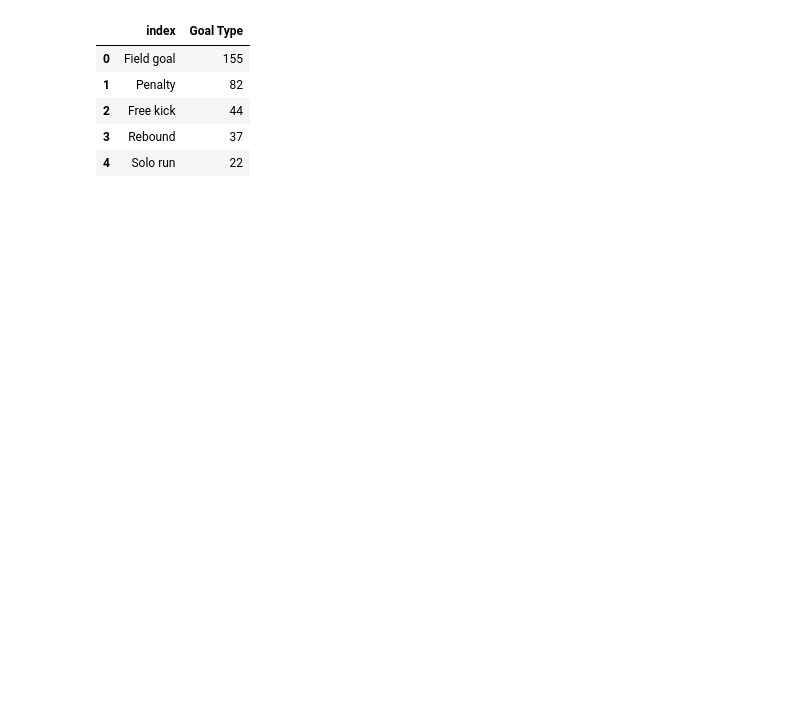
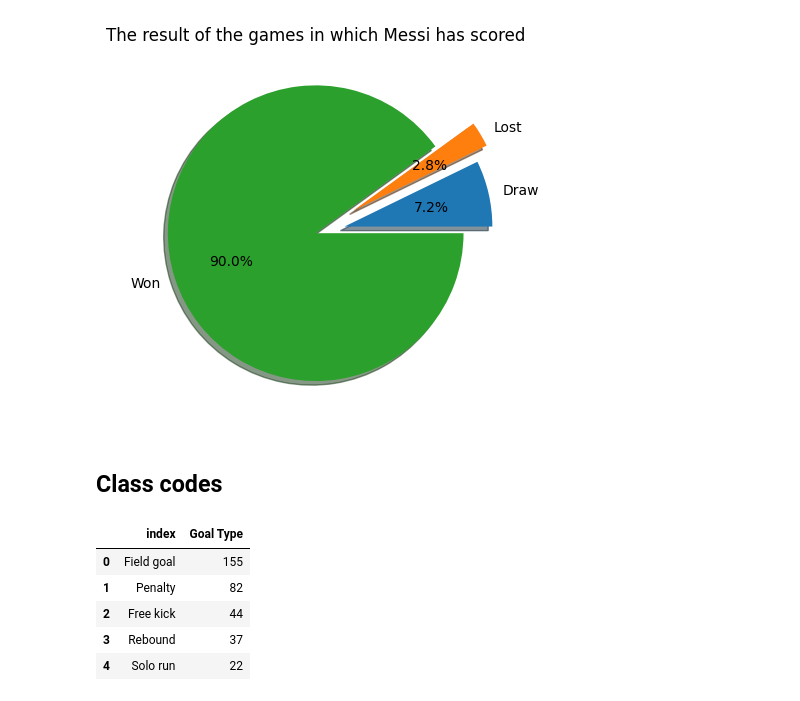
Before and after one commit to MSaberian/PyLearnDataScience, a Jupyter notebook: PyLearnDSBillionaires/messi.ipynb, the cells around one changed output. Drawn from its saved outputs; the diff is of its cells as text; code cells hidden in the pictures; blank space fills up the shorter version.

```diff
--- a/PyLearnDSBillionaires/messi.ipynb
+++ b/PyLearnDSBillionaires/messi.ipynb
@@ -15,3 +108,11 @@ data.head()
+# %%
+plt.pie(df5['Index'], labels=df5['Final Game Result'], autopct='%1.1F%%', shadow=True, startangle=0, explode=[0.2, 0.3, 0])
+plt.title("The result of the games in which Messi has scored")
+plt.show()
+# %% [output]
+[figure, added]
+# %% [markdown]
+## Class codes
 # %%
 df = data['Goal Type'].value_counts().reset_index()
 df
```
Also changed, not shown: parts of 18 cells of this notebook, 8 other files.
